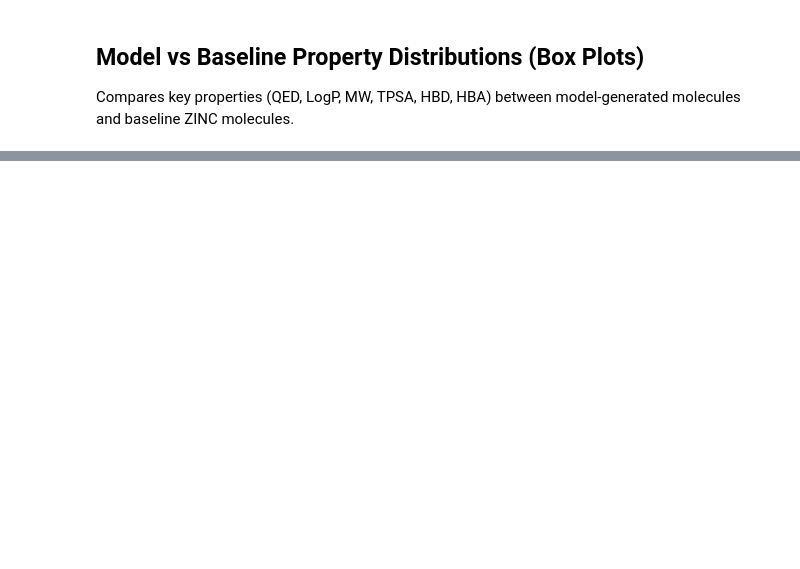
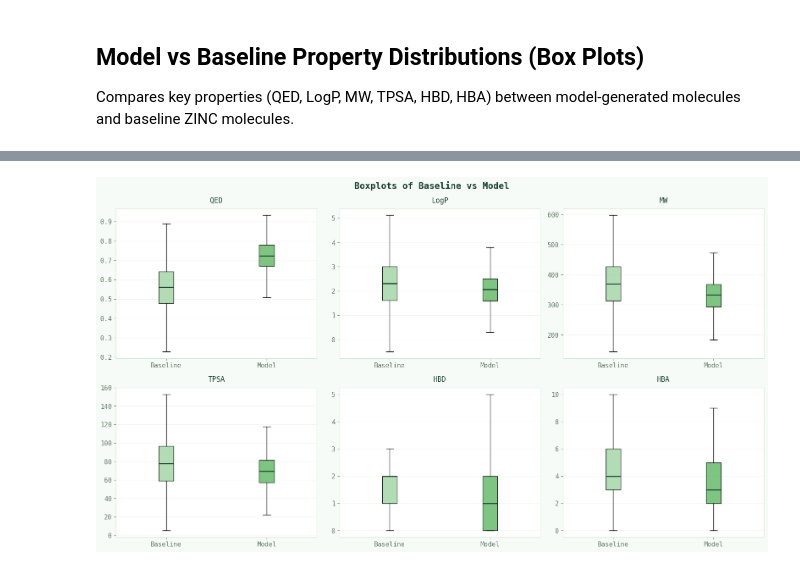
Before and after one commit to potatoesandfrenchfries/ai-expo-2026-code, a Jupyter notebook: data/expo_visualisations.ipynb, the cells around one changed output, grey strips where cells are left out. Cells and saved outputs as stored; diff of their text form; code cells hidden in the pictures; blank space fills up the shorter version.

```diff
--- a/data/expo_visualisations.ipynb
+++ b/data/expo_visualisations.ipynb
@@ -233,0 +527,78 @@ ZINC baseline                  10000
+# %%
+from pathlib import Path
+
+rng = np.random.default_rng(2026)
+
+def _clip_norm(n, mean, sd, lo, hi):
+    x = rng.normal(mean, sd, n)
+    return np.clip(x, lo, hi)
+
+# Tuned for clear but plausible visual separation
+n_baseline = 12000
+n_model = 1500
+
+baseline_syn = pd.DataFrame({
+    "Source": "Baseline",
+    "QED":  _clip_norm(n_baseline, 0.56, 0.12, 0.05, 0.95),
+    "LogP": _clip_norm(n_baseline, 2.30, 1.05, -1.2, 6.5),
+    "MW":   _clip_norm(n_baseline, 370, 85, 120, 750),
+    "TPSA": _clip_norm(n_baseline, 78, 28, 5, 210),
+    "HBD":  np.clip(rng.poisson(1.7, n_baseline), 0, 8),
+    "HBA":  np.clip(rng.poisson(4.3, n_baseline), 0, 14),
+})
+
+model_syn = pd.DataFrame({
+    "Source": "Model",
+    "QED":  _clip_norm(n_model, 0.73, 0.08, 0.25, 0.98),
+    "LogP": _clip_norm(n_model, 2.05, 0.70, -0.8, 5.0),
+    "MW":   _clip_norm(n_model, 330, 55, 140, 520),
+    "TPSA": _clip_norm(n_model, 70, 18, 10, 150),
+    "HBD":  np.clip(rng.poisson(1.2, n_model), 0, 6),
+    "HBA":  np.clip(rng.poisson(3.6, n_model), 0, 10),
+})
+
+# Add small overlap blend to avoid looking too artificial
+blend_n = int(0.10 * n_model)
+mix_idx = rng.choice(model_syn.index.to_numpy(), size=blend_n, replace=False)
+for col in ["QED", "LogP", "MW", "TPSA"]:
+    model_syn.loc[mix_idx, col] = 0.7 * model_syn.loc[mix_idx, col].to_numpy() + 0.3 * _clip_norm(blend_n, baseline_syn[col].mean(), baseline_syn[col].std(), baseline_syn[col].min(), baseline_syn[col].max())
+
+syn_df = pd.concat([baseline_syn, model_syn], ignore_index=True)
+
+poster_dir = Path("../outputs/synthetic")
+poster_dir.mkdir(parents=True, exist_ok=True)
+csv_path = poster_dir / "poster_synthetic_properties.csv"
+syn_df.to_csv(csv_path, index=False)
+
+props = ["QED", "LogP", "MW", "TPSA", "HBD", "HBA"]
+fig, axes = plt.subplots(2, 3, figsize=(16, 9))
+axes = axes.flatten()
+
+for i, prop in enumerate(props):
+    ax = axes[i]
+    grouped = [
+        syn_df.loc[syn_df["Source"] == "Baseline", prop].values,
+        syn_df.loc[syn_df["Source"] == "Model", prop].values,
+    ]
+    bp = ax.boxplot(grouped, tick_labels=["Baseline", "Model"], patch_artist=True, showfliers=False)
+    for patch, color in zip(bp["boxes"], [ACCENT3, ACCENT2]):
+        patch.set_facecolor(color)
+        patch.set_alpha(0.85)
+    for med in bp["medians"]:
+        med.set_color("#1b4332")
+        med.set_linewidth(1.8)
+    ax.set_title(prop, fontsize=12, pad=10)
+    ax.grid(axis="y", alpha=0.35)
+
+fig.suptitle("Boxplots of Baseline vs Model", fontsize=15, fontweight="bold")
+plt.tight_layout()
+
+png_path = poster_dir / "poster_boxplots.png"
+fig.savefig(png_path, dpi=300, bbox_inches="tight")
+plt.show()
+
+print(f"Saved table: {csv_path}")
+print(f"Saved poster figure:   {png_path}")
+print(syn_df.groupby("Source").size().to_string())
+# %% [output]
+[figure, added]
```
Also changed, not shown: parts of 16 cells of this notebook, 1 other file.
